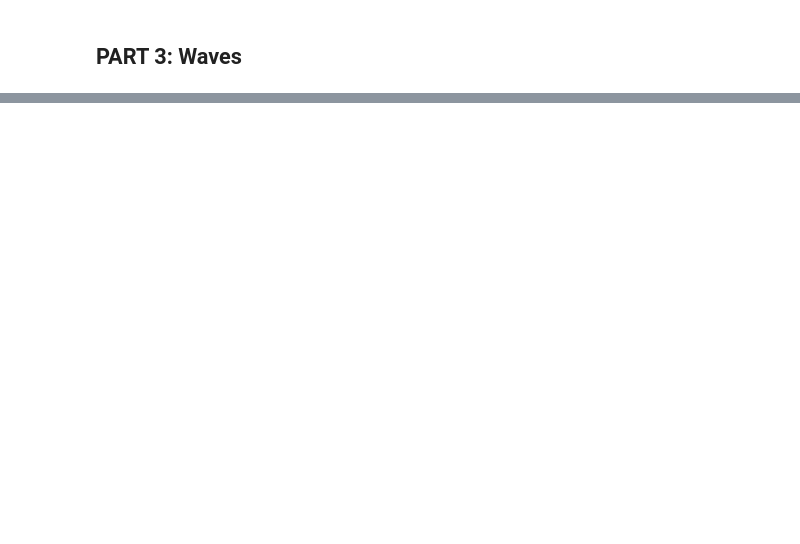
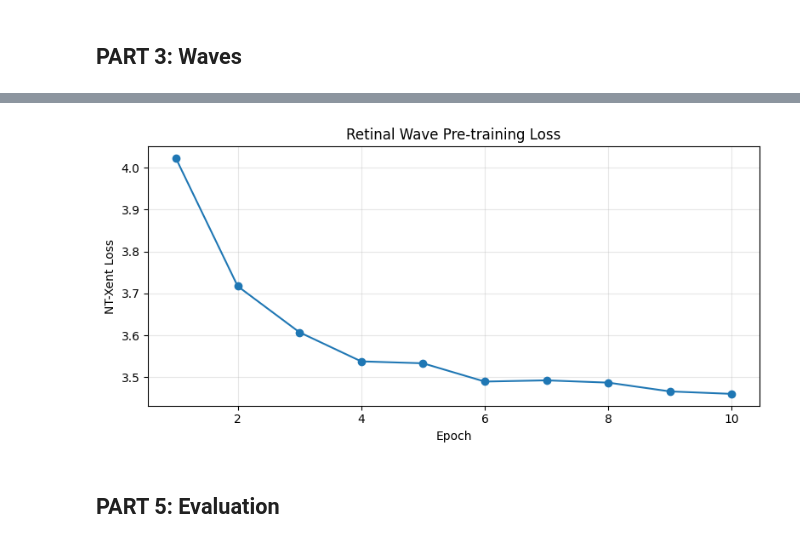
Before and after one commit to mirajiang/neuro-1401-final-project, a Jupyter notebook: project.ipynb, the cells around one changed output, grey strips where cells are left out. Cells and saved outputs as stored; diff of their text form; code cells hidden in the pictures; blank space fills up the shorter version.

```diff
--- a/project.ipynb
+++ b/project.ipynb
@@ -211,0 +216,13 @@ display(expanding_ring_sequence())
+# %%
+class RetinalWaveDataset(Dataset):
+    def __init__(self, size):
+        self.velocities = np.random.beta(1.5, 3.5, size=size)
+
+    def __len__(self):
+        return len(self.velocities)
+
+    def __getitem__(self, idx):
+        dr = self.velocities[idx]
+        # generate two retinal waves of the same velocity
+        return (torch.Tensor(expanding_ring_sequence(dr=dr)),
+                torch.Tensor(expanding_ring_sequence(dr=dr)))
@@ -211,0 +352,13 @@ display(expanding_ring_sequence())
+# %%
+torch.manual_seed(181)
+
+train = RetinalWaveDataset(size=512)
+loader = DataLoader(train, batch_size=SIMCLR_BATCH_SIZE, shuffle=True)
+encoder = Encoder(SIMCLR_LATENT).to(device)
+
+print("Retinal wave pre-training.")
+losses = train_simclr(
+    encoder, loader,
+    epochs=SIMCLR_EPOCHS, lr=SIMCLR_LR,
+    temperature=SIMCLR_TEMPERATURE, device=device
+)
@@ -211,0 +377,13 @@ display(expanding_ring_sequence())
+# %%
+plt.figure(figsize=(8, 4))
+plt.plot(range(1, len(losses) + 1), losses, marker="o")
+plt.xlabel("Epoch")
+plt.ylabel("NT-Xent Loss")
+plt.title("Retinal Wave Pre-training Loss")
+plt.grid(True, alpha=0.3)
+plt.tight_layout()
+plt.show()
+# %% [output]
+[figure, added]
+# %% [markdown]
+## PART 5: Evaluation
```
Also changed, not shown: parts of 20 cells of this notebook, 3 other files.
